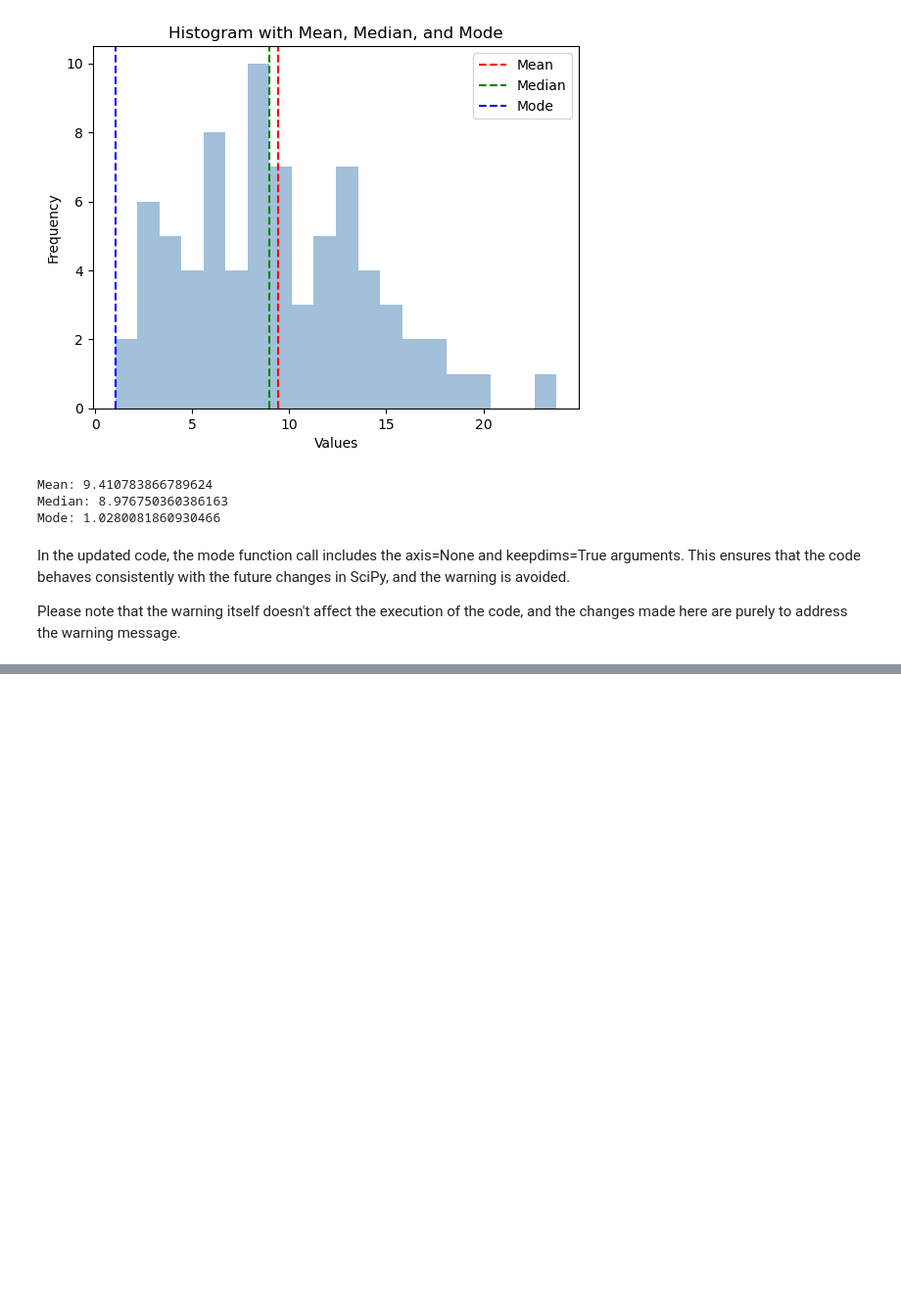
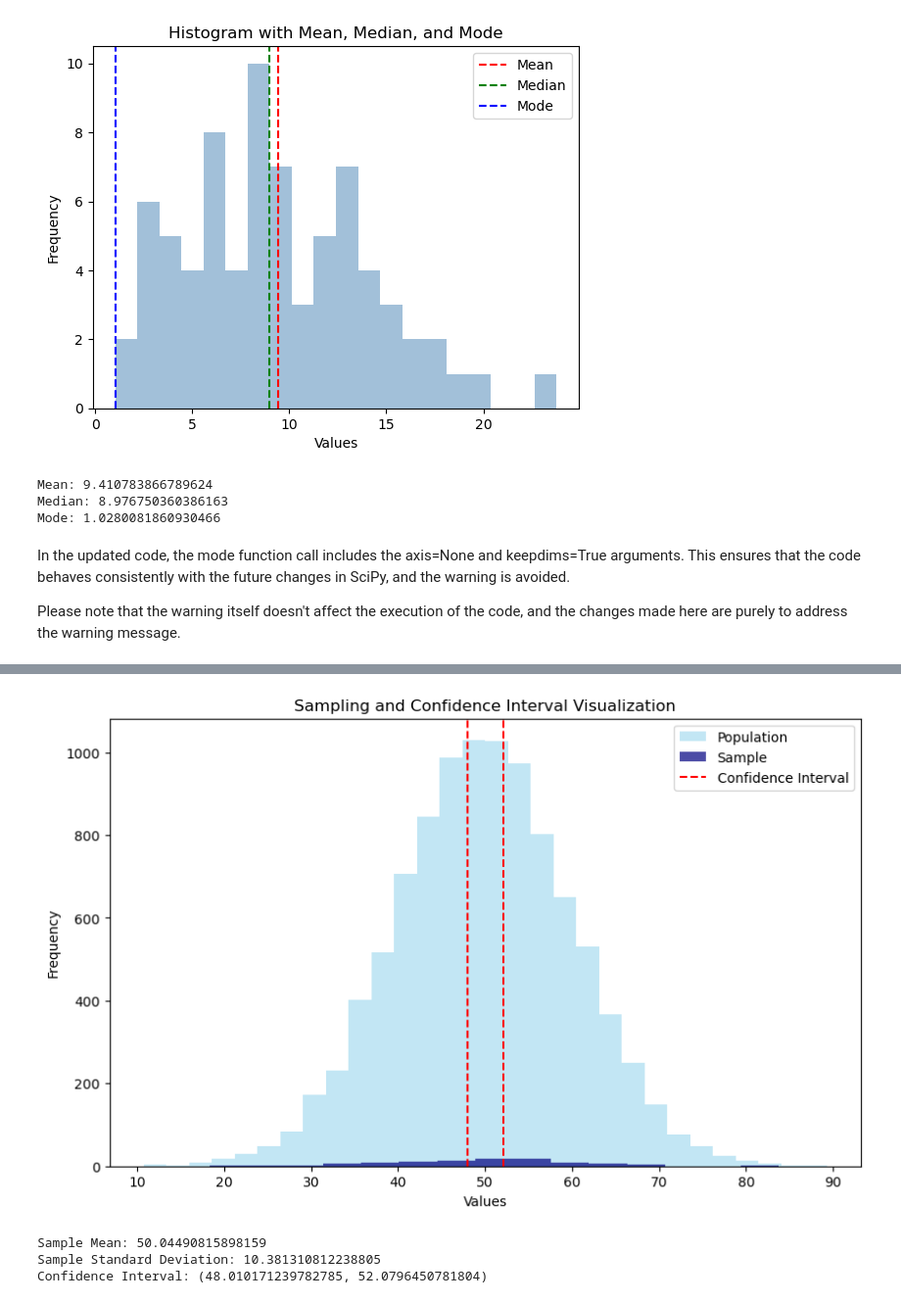
Before and after one commit to ronandownes/basics, a Jupyter notebook: Untitled1.ipynb, the cells around one changed output, grey strips where cells are left out. Shown at 98% size. Cells and saved outputs as stored; diff of their text form; code cells hidden in the pictures; blank space fills up the shorter version.

```diff
--- a/Untitled1.ipynb
+++ b/Untitled1.ipynb
@@ -70,0 +158,49 @@ Please note that the warning itself doesn't affect the execution of the code, an
+# %%
+import numpy as np
+import matplotlib.pyplot as plt
+
+# Generate a population with known distribution
+population = np.random.normal(50, 10, 10000)  # Generating a normal distribution with mean 50 and standard deviation 10
+
+# Perform simple random sampling
+sample_size = 100  # Size of the sample
+sample = np.random.choice(population, size=sample_size, replace=False)
+
+# Calculate sample statistics
+sample_mean = np.mean(sample)
+sample_std = np.std(sample)
+
+# Calculate confidence interval
+confidence_level = 0.95  # Confidence level
+z = 1.96  # Z-score for a 95% confidence interval
+margin_of_error = z * (sample_std / np.sqrt(sample_size))
+confidence_interval = (sample_mean - margin_of_error, sample_mean + margin_of_error)
+
+# Visualize the population, sample, and confidence interval
+plt.figure(figsize=(10, 6))
+
+# Population histogram
+plt.hist(population, bins=30, alpha=0.5, label='Population', color='skyblue')
+
+# Sample histogram
+plt.hist(sample, bins=15, alpha=0.7, label='Sample', color='navy')
+
+# Confidence interval
+plt.axvline(confidence_interval[0], color='red', linestyle='--', label='Confidence Interval')
+plt.axvline(confidence_interval[1], color='red', linestyle='--')
+
+plt.xlabel('Values')
+plt.ylabel('Frequency')
+plt.title('Sampling and Confidence Interval Visualization')
+plt.legend()
+plt.show()
+
+# Print the calculated values
+print("Sample Mean:", sample_mean)
+print("Sample Standard Deviation:", sample_std)
+print("Confidence Interval:", confidence_interval)
+# %% [output]
+[figure, added]
+Sample Mean: 50.04490815898159
+Sample Standard Deviation: 10.381310812238805
+Confidence Interval: (48.010171239782785, 52.0796450781804)
```
Also changed, not shown: parts of 3 cells of this notebook, 8 other files.
